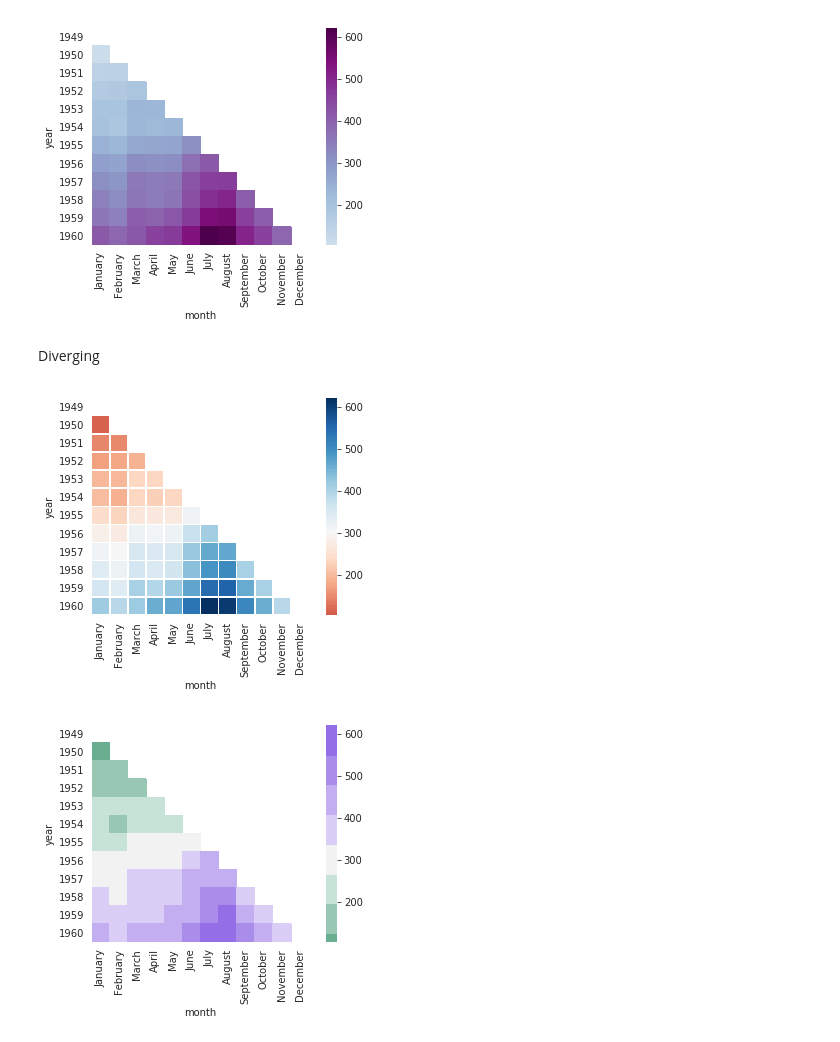
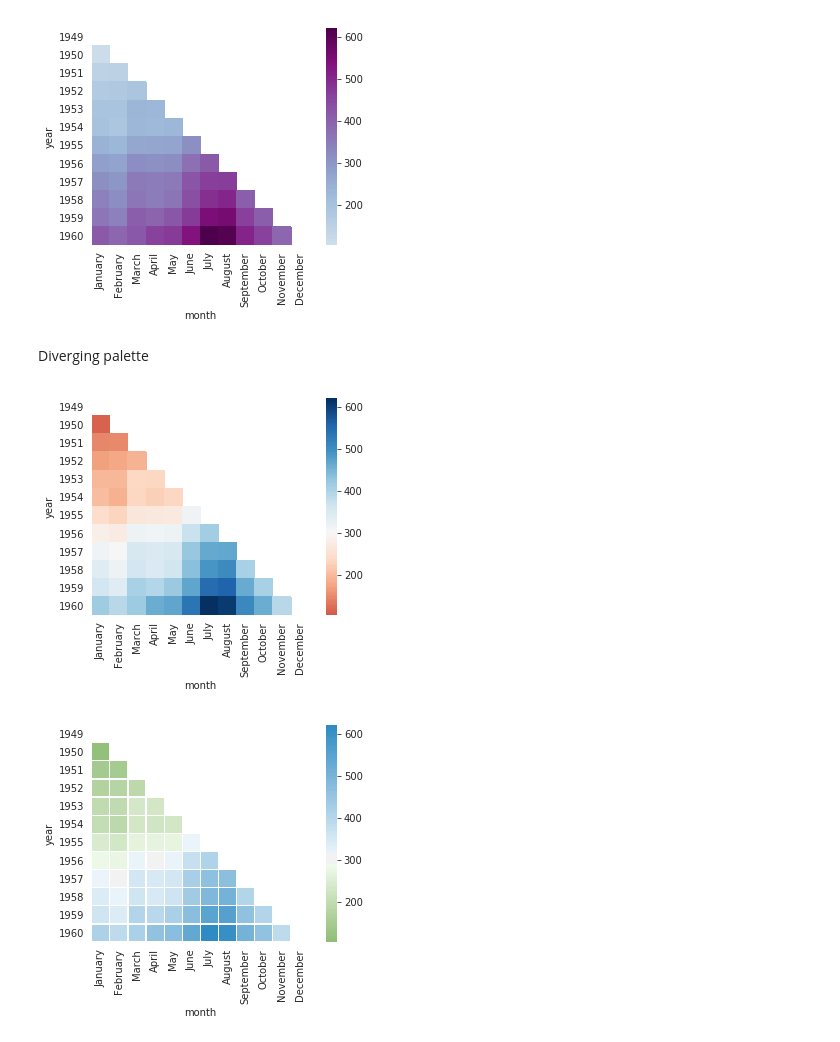
Before and after one commit to PeterDeWeirdt/GPPlotting, a Jupyter notebook: notebooks/heatmaps.ipynb, the cells around one changed output. Drawn from its saved outputs; the diff is of its cells as text; code cells hidden in the pictures.

Commit message:
added heatmaps

```diff
--- a/notebooks/heatmaps.ipynb
+++ b/notebooks/heatmaps.ipynb
@@ -65,21 +66,21 @@ with sns.axes_style('white'):
 # %% [output]
 [figure]
 # %% [markdown]
-Diverging
+Diverging palette
 # %%
 #Plot with a sequential colorscheme and add a mask to show only part of heatmap
 mask = np.zeros_like(flights)
 mask[np.triu_indices_from(mask)] = True
 with sns.axes_style('white'):
-    ax = sns.heatmap(flights, cmap = 'RdBu', center = flights.loc[1954, "July"], mask=mask, square = True, linewidth = 0.5)
+    ax = sns.heatmap(flights, cmap = 'RdBu', center = flights.loc[1954, "July"], mask=mask, square = True)
 # %% [output]
-[figure, old version]
+[figure, new version]
 # %%
-#Custom diverging plot
-palette = sns.diverging_palette(150, 275, s=80, l=55, n=9)
+#Custom diverging plot More info here: https://seaborn.pydata.org/generated/seaborn.diverging_palette.html
+palette = sns.diverging_palette(120, 240, s=90, l=55, n=7, as_cmap = True, center = 'light')
 mask = np.zeros_like(flights)
 mask[np.triu_indices_from(mask)] = True
 with sns.axes_style('white'):
-    ax = sns.heatmap(flights, cmap = palette, center = flights.loc[1954, "July"], mask=mask, square = True)
+    ax = sns.heatmap(flights, cmap = palette, center = flights.loc[1954, "July"], mask=mask, square = True, linewidth = 0.2)
 # %% [output]
-[figure, old version]
+[figure, new version]
```
Also changed, not shown: parts of 1 cell of this notebook.
